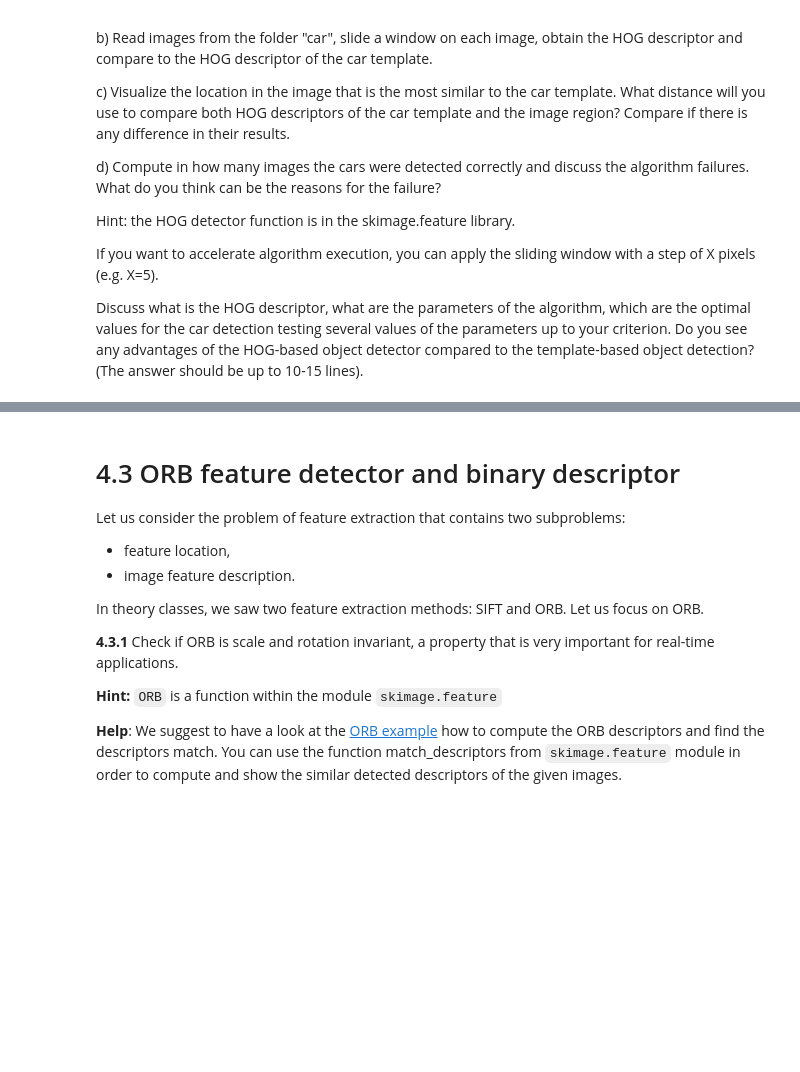
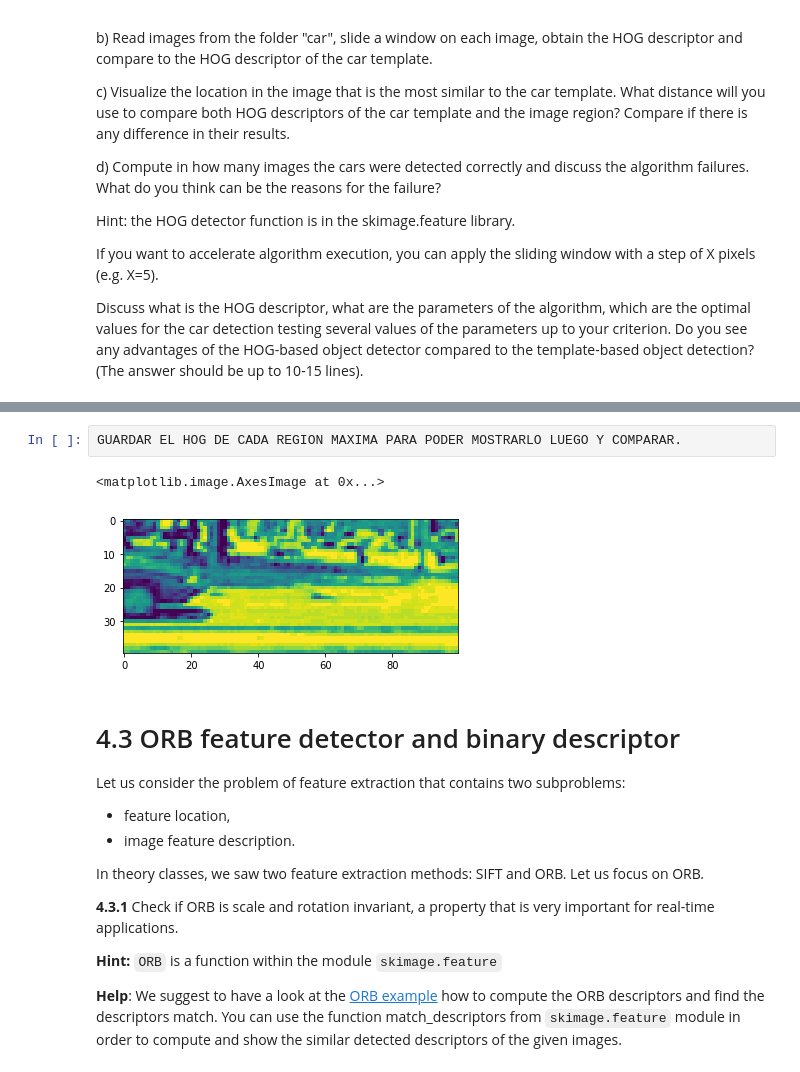
Before and after one commit to jmcano94/Visio-Artificial, a Jupyter notebook: p4/p4.ipynb, the cells around one changed output, grey strips where cells are left out. Drawn from its saved outputs; the diff is of its cells as text; blank space fills up the shorter version.

```diff
--- a/p4/p4.ipynb
+++ b/p4/p4.ipynb
@@ -158,3 +284,8 @@ Discuss what is the HOG descriptor, what are the parameters of the algorithm, wh
+# %%
+GUARDAR EL HOG DE CADA REGION MAXIMA PARA PODER MOSTRARLO LUEGO Y COMPARAR.
+# %% [output]
+<matplotlib.image.AxesImage at 0x...>
+[figure, added]
 # %% [markdown]
 # 4.3 ORB feature detector and binary descriptor
 
```
Also changed, not shown: parts of 12 cells of this notebook.
